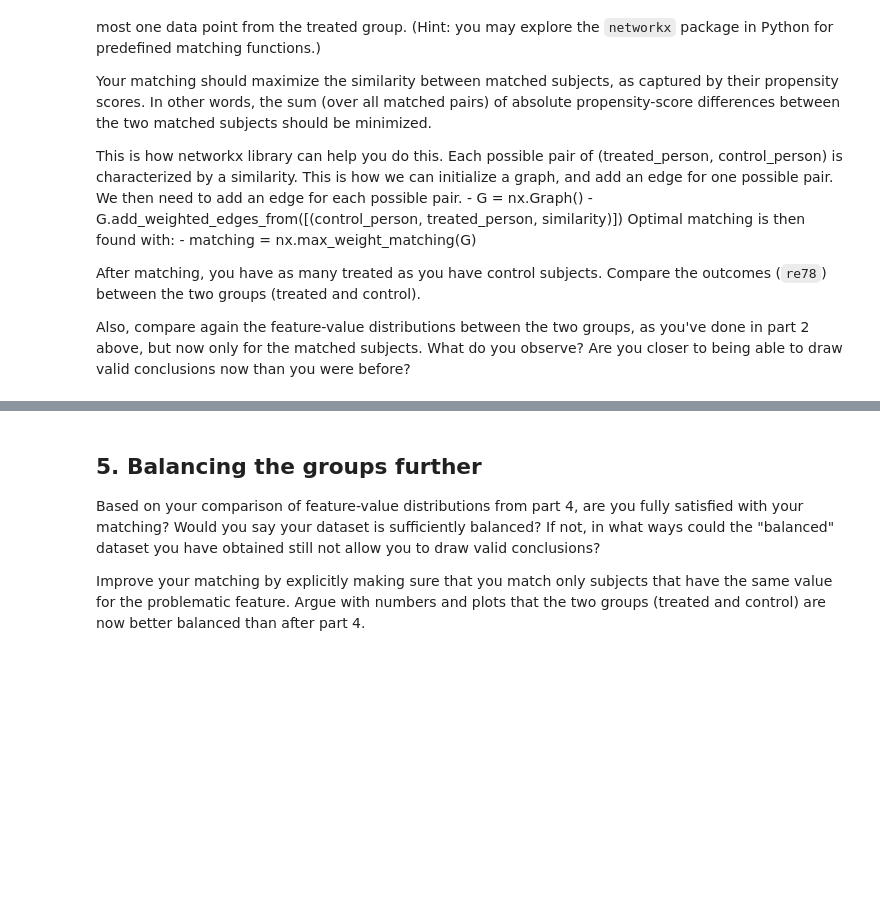
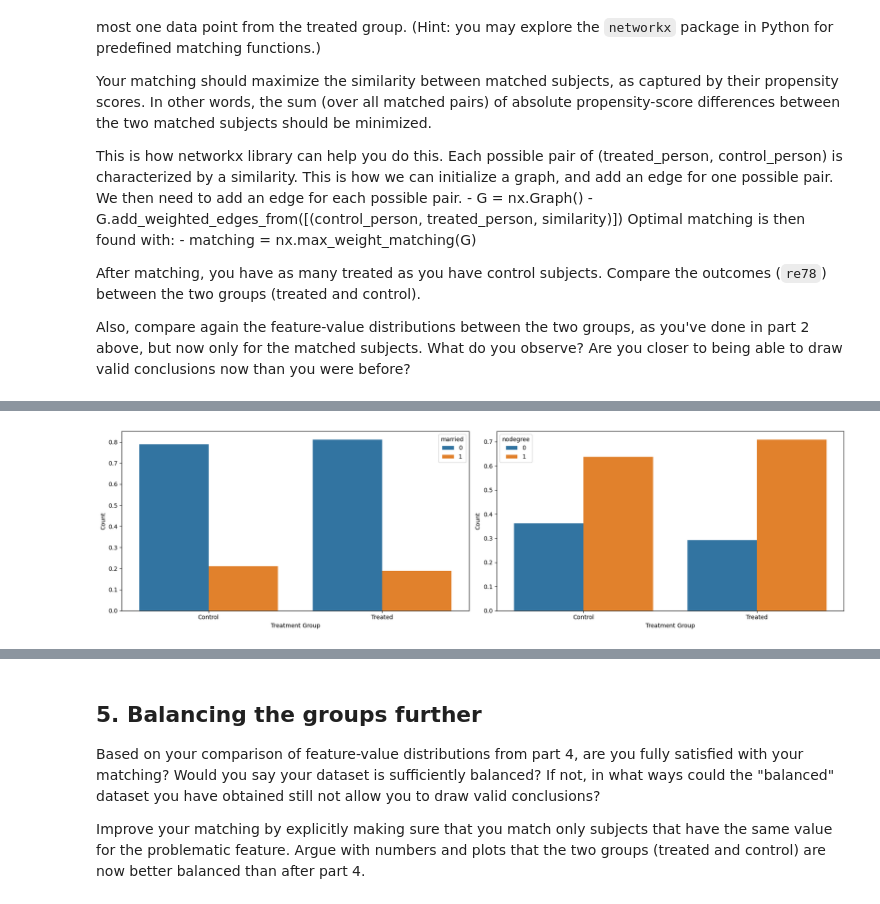
Before and after one commit to BaptisteCarmier/ADA--2024, a Jupyter notebook: Exercises/05 - Causal analysis of observational data/Observational studies exercise.ipynb, the cells around one changed output, grey strips where cells are left out. Cells and saved outputs as stored; diff of their text form; code cells hidden in the pictures; blank space fills up the shorter version.

```diff
--- a/Exercises/05 - Causal analysis of observational data/Observational studies exercise.ipynb
+++ b/Exercises/05 - Causal analysis of observational data/Observational studies exercise.ipynb
@@ -237,0 +331,16 @@ Are you closer to being able to draw valid conclusions now than you were before?
+# %%
+treated_df = df.loc[df.treat ==1]
+control_df = df.loc[df.treat ==0]
+
+G = nx.Graph()
+
+for control_id, control_row in control_df.iterrows():
+    for treated_id, treated_row in treated_df.iterrows():
+
+        similarity = get_similarity(control_row['propensity_score'], treated_row['propensity_score'])
+        # Add an edge between the two instances weighted by the similarity between them
+        G.add_weighted_edges_from([(control_id, treated_id, similarity)])
+
+
+# Generate and return the maximum weight matching on the generated graph
+matching = nx.max_weight_matching(G)
@@ -237,0 +404,28 @@ Are you closer to being able to draw valid conclusions now than you were before?
+# %%
+group_married = balanced_df.groupby(['treat', 'married'])['married'].count()
+group_married = group_married.unstack()
+group_married = group_married.div(group_married.sum(axis=1),axis=0) #permet de passer en pourcentage
+group_married = group_married.reset_index().melt(id_vars='treat', var_name='married', value_name='count')
+
+group_nodegree = balanced_df.groupby(['treat','nodegree'])['nodegree'].count()
+group_nodegree = group_nodegree.unstack()
+group_nodegree = group_nodegree.div(group_nodegree.sum(axis=1),axis=0) #permet de passer en pourcentage
+group_nodegree = group_nodegree.reset_index().melt(id_vars='treat', var_name='nodegree', value_name='count')
+
+#sns.barplot est chiant à utiliser, vaut mieux utiliser df.plot(kind = 'bar', ...)
+fig, axs = plt.subplots(1, 2, figsize=(18, 5))
+
+sns.barplot(data = group_married, x='treat', y = 'count', hue ='married', ax = axs[0])
+axs[0].set_xticks([0, 1], ['Control', 'Treated'])
+axs[0].set_xlabel('Treatment Group')
+axs[0].set_ylabel('Count')
+
+sns.barplot(data = group_nodegree, x='treat', y = 'count', hue ='nodegree', ax = axs[1])
+axs[1].set_xticks([0, 1], ['Control', 'Treated'])
+axs[1].set_xlabel('Treatment Group')
+axs[1].set_ylabel('Count')
+
+plt.tight_layout()
+plt.show()
+# %% [output]
+[figure, added]
```
Also changed, not shown: parts of 35 cells of this notebook, 2 other files.
